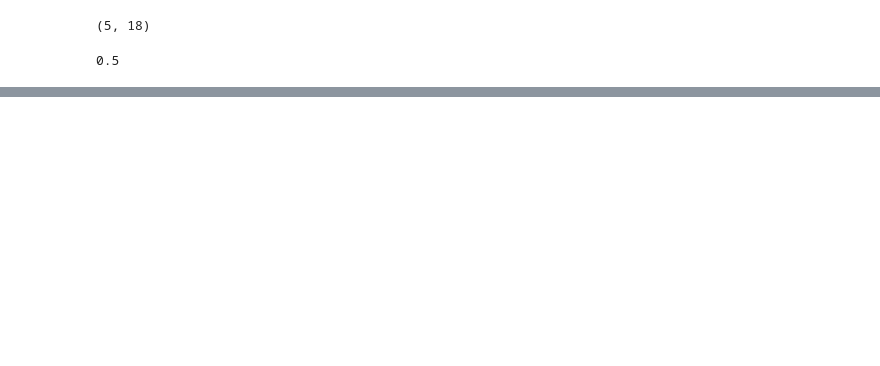
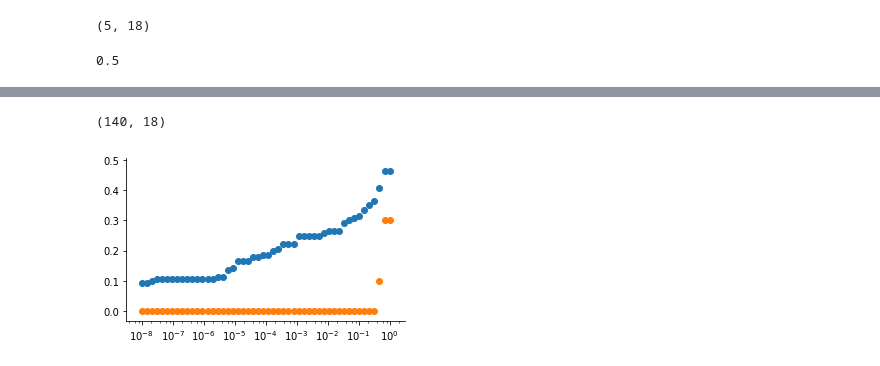
Before and after one commit to Teichlab/SpatialDE, a Jupyter notebook: Analysis/MERFISH/MERFISH Analysis.ipynb, the cells around one changed output, grey strips where cells are left out. Cells and saved outputs as stored; diff of their text form; code cells hidden in the pictures; blank space fills up the shorter version.

```diff
--- a/Analysis/MERFISH/MERFISH Analysis.ipynb
+++ b/Analysis/MERFISH/MERFISH Analysis.ipynb
@@ -337,0 +342,20 @@ plt.scatter(fdrs, blank_pct);
+# %%
+results.shape
+# %% [output]
+(140, 18)
+# %%
+results['bpval'] = results.pval * results.shape[0]
+# %%
+fdrs = 10 ** np.linspace(0, -8)
+total_pct = []
+blank_pct = []
+for fdr in fdrs:
+    total_pct.append(results.query('bpval < @fdr').shape[0] / results.shape[0])
+    blank_pct.append(results.query('bpval < @fdr & g in @blank_genes').shape[0] / results.query('g in @blank_genes').shape[0])
+# %%
+figsize(5, 3)
+plt.xscale('log')
+plt.scatter(fdrs, total_pct);
+plt.scatter(fdrs, blank_pct);
+# %% [output]
+[figure, added]
```
Also changed, not shown: parts of 21 cells of this notebook, 6 other files.
